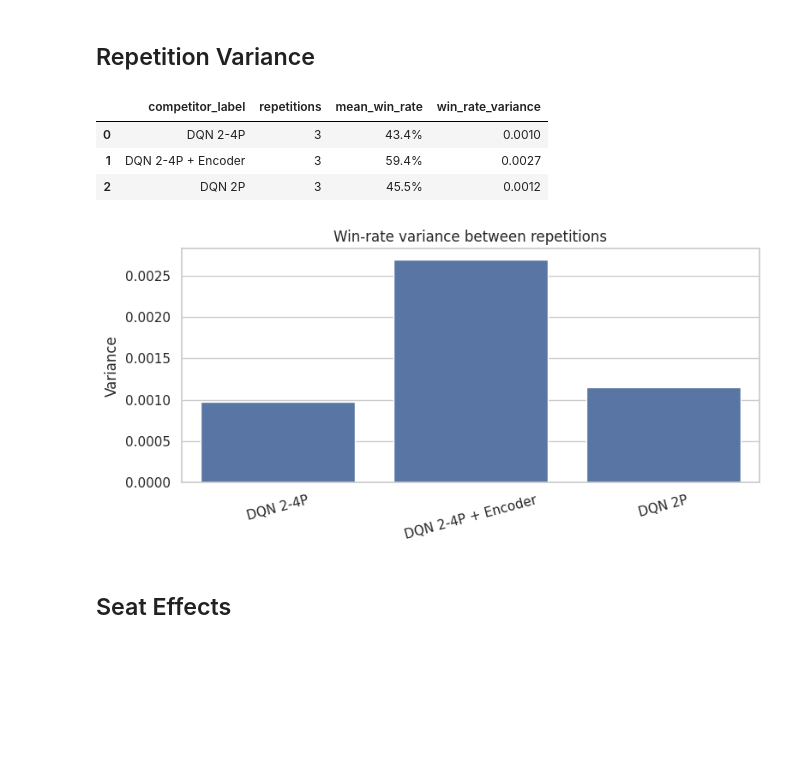
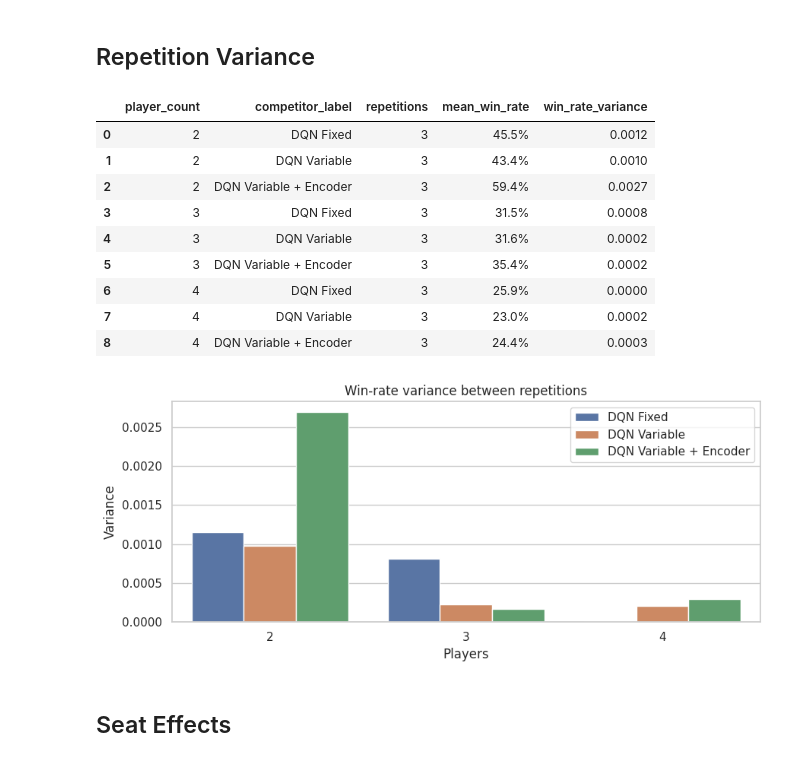
Before and after one commit to wenisbelle/SushiGo_MARL, a Jupyter notebook: analysis/league/analysis.ipynb, the cells around one changed output. Cells and saved outputs as stored; diff of their text form; code cells hidden in the pictures; blank space fills up the shorter version.

```diff
--- a/analysis/league/analysis.ipynb
+++ b/analysis/league/analysis.ipynb
@@ -136,16 +193,13 @@ plt.tight_layout()
 ## Repetition Variance
 # %%
 repetition_win_rates = (
-    df.groupby(["competitor_label", "repetition"])
-      .agg(
-          games=("match_id", "size"),
-          raw_win_rate=("won", "mean"),
-      )
+    df.groupby(["player_count", "competitor_label", "repetition"])
+      .agg(games=("match_id", "size"), raw_win_rate=("won", "mean"))
       .reset_index()
 )
 
 win_rate_variance = (
-    repetition_win_rates.groupby("competitor_label")
+    repetition_win_rates.groupby(["player_count", "competitor_label"])
       .agg(
           repetitions=("repetition", "nunique"),
           mean_win_rate=("raw_win_rate", "mean"),
@@ -154,26 +208,38 @@ win_rate_variance = (
       .reset_index()
 )
 win_rate_variance["win_rate_variance"] = win_rate_variance["win_rate_variance"].fillna(0)
-
 win_rate_variance.style.format({
     "mean_win_rate": "{:.1%}",
     "win_rate_variance": "{:.4f}",
 })
 # %% [output]
-|  | competitor_label | repetitions | mean_win_rate | win_rate_variance |
-| 0 | DQN 2-4P | 3 | 43.4% | 0.0010 |
-| 1 | DQN 2-4P + Encoder | 3 | 59.4% | 0.0027 |
-| 2 | DQN 2P | 3 | 45.5% | 0.0012 |
+|  | player_count | competitor_label | repetitions | mean_win_rate | win_rate_variance |
+| 0 | 2 | DQN Fixed | 3 | 45.5% | 0.0012 |
+| 1 | 2 | DQN Variable | 3 | 43.4% | 0.0010 |
+| 2 | 2 | DQN Variable + Encoder | 3 | 59.4% | 0.0027 |
+| 3 | 3 | DQN Fixed | 3 | 31.5% | 0.0008 |
+| 4 | 3 | DQN Variable | 3 | 31.6% | 0.0002 |
+| 5 | 3 | DQN Variable + Encoder | 3 | 35.4% | 0.0002 |
+| 6 | 4 | DQN Fixed | 3 | 25.9% | 0.0000 |
+| 7 | 4 | DQN Variable | 3 | 23.0% | 0.0002 |
+| 8 | 4 | DQN Variable + Encoder | 3 | 24.4% | 0.0003 |
 # %%
-plt.figure(figsize=(8, 4))
-sns.barplot(data=win_rate_variance, x="competitor_label", y="win_rate_variance")
+plt.figure(figsize=(9, 4))
+sns.barplot(
+    data=win_rate_variance,
+    x="player_count",
+    y="win_rate_variance",
+    hue="competitor_label",
+    hue_order=model_order,
+    errorbar=None,
+)
 plt.title("Win-rate variance between repetitions")
-plt.xlabel("")
+plt.xlabel("Players")
 plt.ylabel("Variance")
-plt.xticks(rotation=15)
+plt.legend(title="")
 plt.tight_layout()
 # %% [output]
-[figure, old version]
+[figure, new version]
 # %% [markdown]
 ## Seat Effects
 # %%
```
Also changed, not shown: parts of 21 cells of this notebook.
